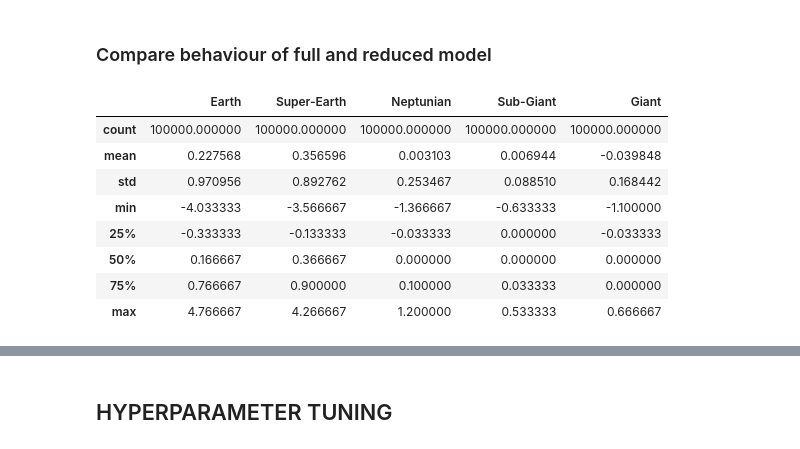
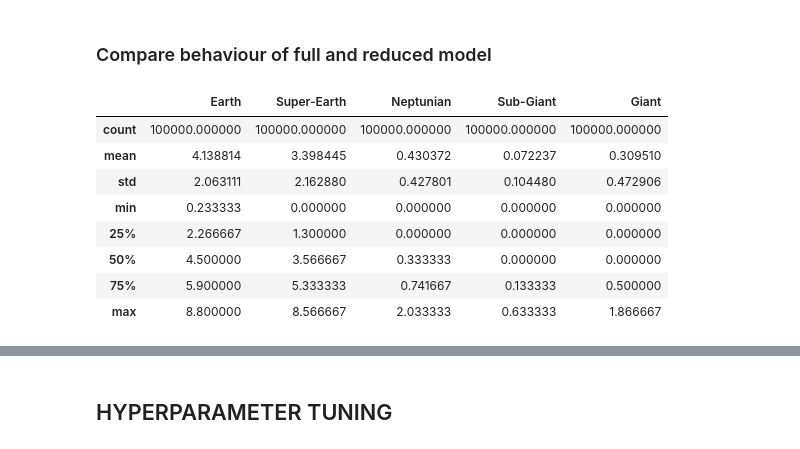
Before and after one commit to ChrisBoettner/skaro, a Jupyter notebook: notebooks/Planet_model.ipynb, the cells around one changed output, grey strips where cells are left out. Drawn from its saved outputs; the diff is of its cells as text; code cells hidden in the pictures.

```diff
--- a/notebooks/Planet_model.ipynb
+++ b/notebooks/Planet_model.ipynb
@@ -68,20 +68,19 @@ prediction_parameter_dict = {
     "return_full": False,
 }
 
-full_model = planet_model.prediction(**prediction_parameter_dict)
-reduced_model = planet_model.prediction(
+full_model_pred = planet_model.prediction(**prediction_parameter_dict)
+reduced_model_pred  = planet_model.prediction(
     **prediction_parameter_dict, included_variables=included_variables
 )
-model_difference = full_model - reduced_model
-
-model_difference.describe()
-# %% [output]
-|  | Earth | Super-Earth | Neptunian | Sub-Giant | Giant |
-| count | 100000.000000 | 100000.000000 | 100000.000000 | 100000.000000 | 100000.000000 |
-| mean | 0.227568 | 0.356596 | 0.003103 | 0.006944 | -0.039848 |
-| std | 0.970956 | 0.892762 | 0.253467 | 0.088510 | 0.168442 |
-| min | -4.033333 | -3.566667 | -1.366667 | -0.633333 | -1.100000 |
-| 25% | -0.333333 | -0.133333 | -0.033333 | 0.000000 | -0.033333 |
-| 50% | 0.166667 | 0.366667 | 0.000000 | 0.000000 | 0.000000 |
-| 75% | 0.766667 | 0.900000 | 0.100000 | 0.033333 | 0.000000 |
-| max | 4.766667 | 4.266667 | 1.200000 | 0.533333 | 0.666667 |
+# %%
+full_model_pred.describe()
+# %% [output]
+|  | Earth | Super-Earth | Neptunian | Sub-Giant | Giant |
+| count | 100000.000000 | 100000.000000 | 100000.000000 | 100000.000000 | 100000.000000 |
+| mean | 4.138814 | 3.398445 | 0.430372 | 0.072237 | 0.309510 |
+| std | 2.063111 | 2.162880 | 0.427801 | 0.104480 | 0.472906 |
+| min | 0.233333 | 0.000000 | 0.000000 | 0.000000 | 0.000000 |
+| 25% | 2.266667 | 1.300000 | 0.000000 | 0.000000 | 0.000000 |
+| 50% | 4.500000 | 3.566667 | 0.333333 | 0.000000 | 0.000000 |
+| 75% | 5.900000 | 5.333333 | 0.741667 | 0.133333 | 0.500000 |
+| max | 8.800000 | 8.566667 | 2.033333 | 0.633333 | 1.866667 |
```
Also changed, not shown: parts of 3 cells of this notebook, 6 other files.
